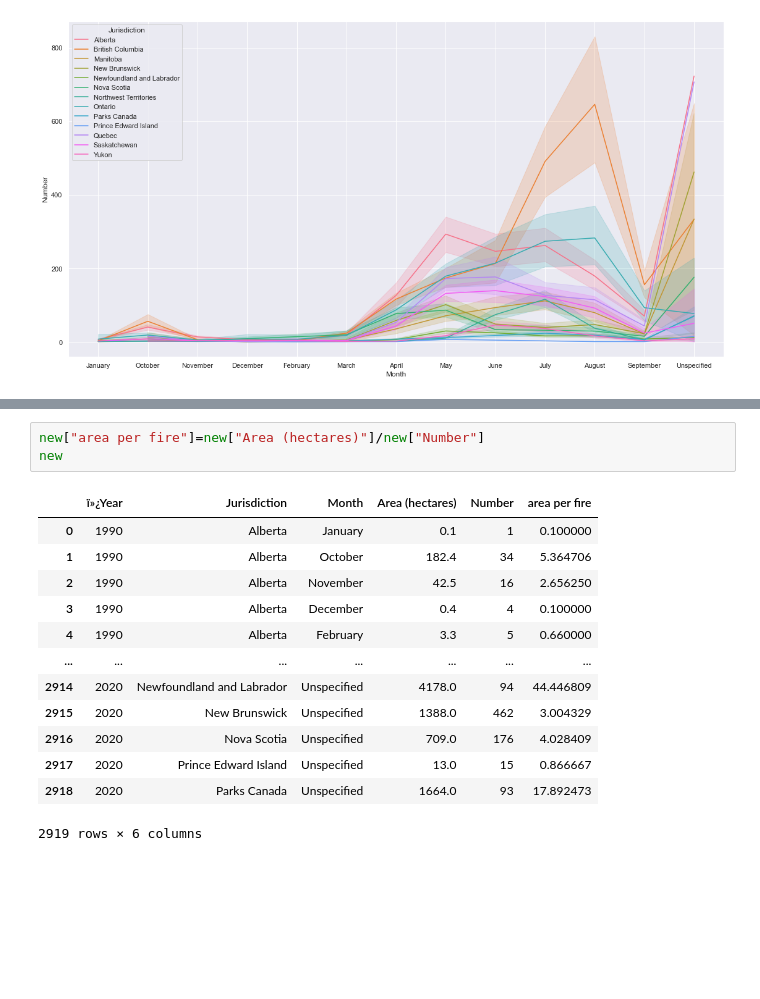
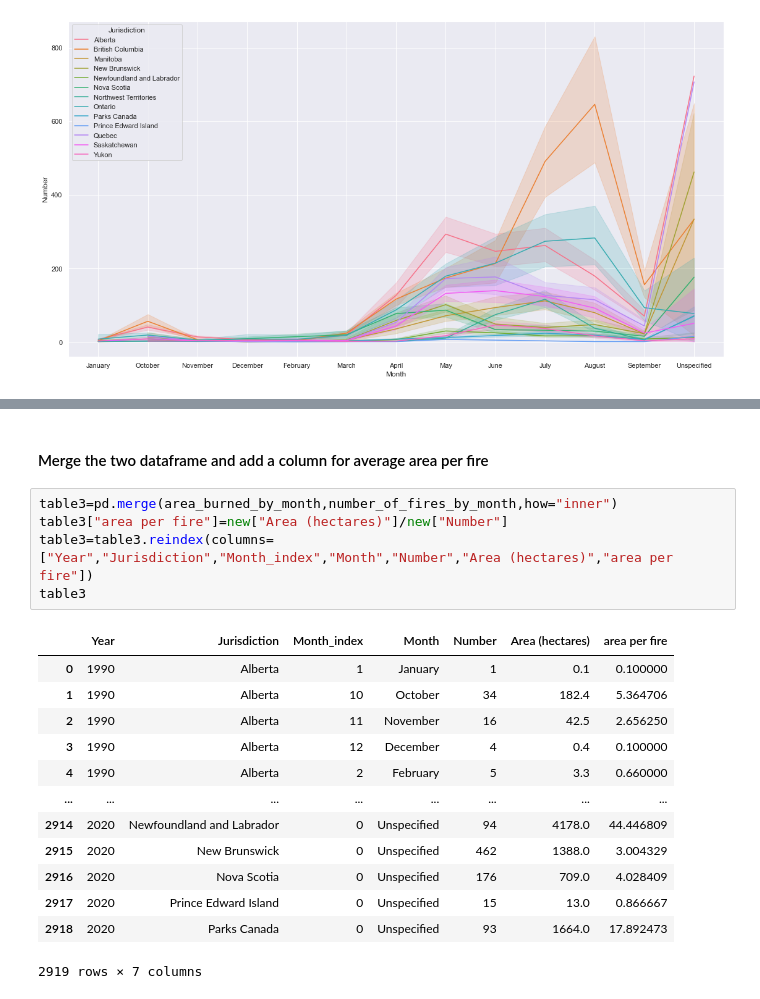
Before and after one commit to data301-2021-winter1/solo-Andrew1422, a Jupyter notebook: notebooks/analysis3.ipynb, the cells around one changed output, grey strips where cells are left out. Saved outputs shown, nothing was run; the diff lists cells and outputs as text; blank space fills up the shorter version.

```diff
--- a/notebooks/analysis3.ipynb
+++ b/notebooks/analysis3.ipynb
@@ -156,17 +76,21 @@ display(new)
-# %%
-new["area per fire"]=new["Area (hectares)"]/new["Number"]
-new
-# %% [output]
-|  | ï»¿Year | Jurisdiction | Month | Area (hectares) | Number | area per fire |
-| 0 | 1990 | Alberta | January | 0.1 | 1 | 0.100000 |
-| 1 | 1990 | Alberta | October | 182.4 | 34 | 5.364706 |
-| 2 | 1990 | Alberta | November | 42.5 | 16 | 2.656250 |
-| 3 | 1990 | Alberta | December | 0.4 | 4 | 0.100000 |
-| 4 | 1990 | Alberta | February | 3.3 | 5 | 0.660000 |
-| ... | ... | ... | ... | ... | ... | ... |
-| 2914 | 2020 | Newfoundland and Labrador | Unspecified | 4178.0 | 94 | 44.446809 |
-| 2915 | 2020 | New Brunswick | Unspecified | 1388.0 | 462 | 3.004329 |
-| 2916 | 2020 | Nova Scotia | Unspecified | 709.0 | 176 | 4.028409 |
-| 2917 | 2020 | Prince Edward Island | Unspecified | 13.0 | 15 | 0.866667 |
-| 2918 | 2020 | Parks Canada | Unspecified | 1664.0 | 93 | 17.892473 |
-2919 rows × 6 columns
+# %% [markdown]
+#### Merge the two dataframe and add a column for average area per fire
+# %%
+table3=pd.merge(area_burned_by_month,number_of_fires_by_month,how="inner")
+table3["area per fire"]=new["Area (hectares)"]/new["Number"]
+table3=table3.reindex(columns=["Year","Jurisdiction","Month_index","Month","Number","Area (hectares)","area per fire"])
+table3
+# %% [output]
+|  | Year | Jurisdiction | Month_index | Month | Number | Area (hectares) | area per fire |
+| 0 | 1990 | Alberta | 1 | January | 1 | 0.1 | 0.100000 |
+| 1 | 1990 | Alberta | 10 | October | 34 | 182.4 | 5.364706 |
+| 2 | 1990 | Alberta | 11 | November | 16 | 42.5 | 2.656250 |
+| 3 | 1990 | Alberta | 12 | December | 4 | 0.4 | 0.100000 |
+| 4 | 1990 | Alberta | 2 | February | 5 | 3.3 | 0.660000 |
+| ... | ... | ... | ... | ... | ... | ... | ... |
+| 2914 | 2020 | Newfoundland and Labrador | 0 | Unspecified | 94 | 4178.0 | 44.446809 |
+| 2915 | 2020 | New Brunswick | 0 | Unspecified | 462 | 1388.0 | 3.004329 |
+| 2916 | 2020 | Nova Scotia | 0 | Unspecified | 176 | 709.0 | 4.028409 |
+| 2917 | 2020 | Prince Edward Island | 0 | Unspecified | 15 | 13.0 | 0.866667 |
+| 2918 | 2020 | Parks Canada | 0 | Unspecified | 93 | 1664.0 | 17.892473 |
+2919 rows × 7 columns
```
Also changed, not shown: parts of 17 cells of this notebook, 1 other file.
